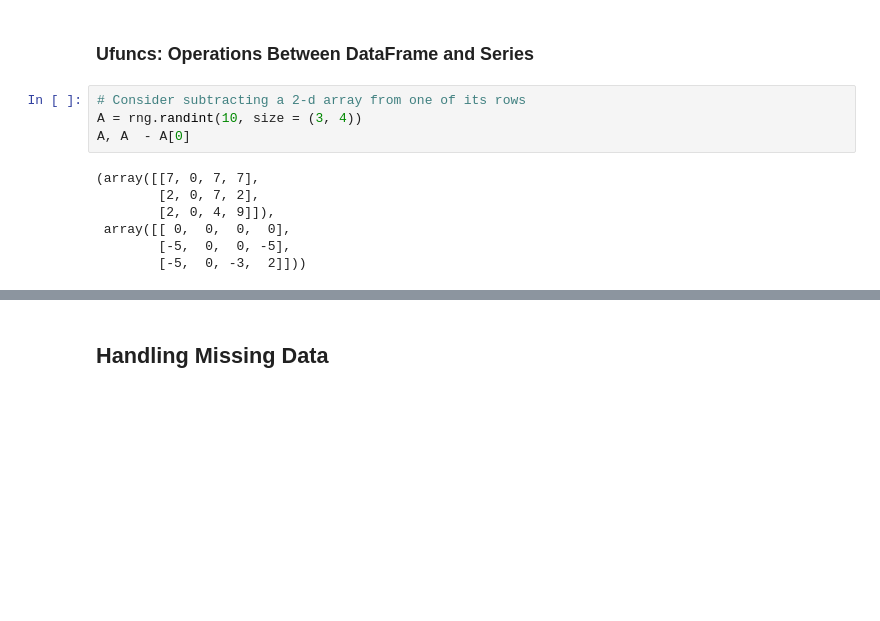
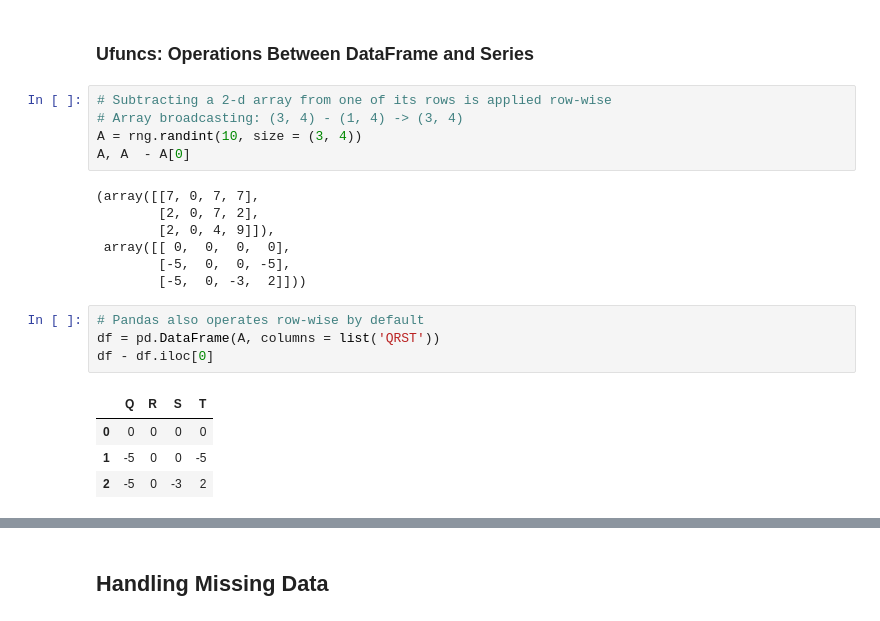
Before and after one commit to taylordunn/python-data-science-handbook, a Jupyter notebook: chapter3/chapter3.ipynb, the cells around one changed output, grey strips where cells are left out. Saved outputs shown, nothing was run; the diff lists cells and outputs as text; blank space fills up the shorter version.

```diff
--- a/chapter3/chapter3.ipynb
+++ b/chapter3/chapter3.ipynb
@@ -507,7 +507,8 @@ A.add(B, fill_value = A_mean)
 # %% [markdown]
 ### Ufuncs: Operations Between DataFrame and Series
 # %%
-# Consider subtracting a 2-d array from one of its rows
+# Subtracting a 2-d array from one of its rows is applied row-wise
+# Array broadcasting: (3, 4) - (1, 4) -> (3, 4)
 A = rng.randint(10, size = (3, 4))
 A, A  - A[0]
 # %% [output]
@@ -517,3 +518,12 @@ A, A  - A[0]
  array([[ 0,  0,  0,  0],
         [-5,  0,  0, -5],
         [-5,  0, -3,  2]]))
+# %%
+# Pandas also operates row-wise by default
+df = pd.DataFrame(A, columns = list('QRST'))
+df - df.iloc[0]
+# %% [output]
+|  | Q | R | S | T |
+| 0 | 0 | 0 | 0 | 0 |
+| 1 | -5 | 0 | 0 | -5 |
+| 2 | -5 | 0 | -3 | 2 |
```
Also changed, not shown: parts of 5 cells of this notebook.
